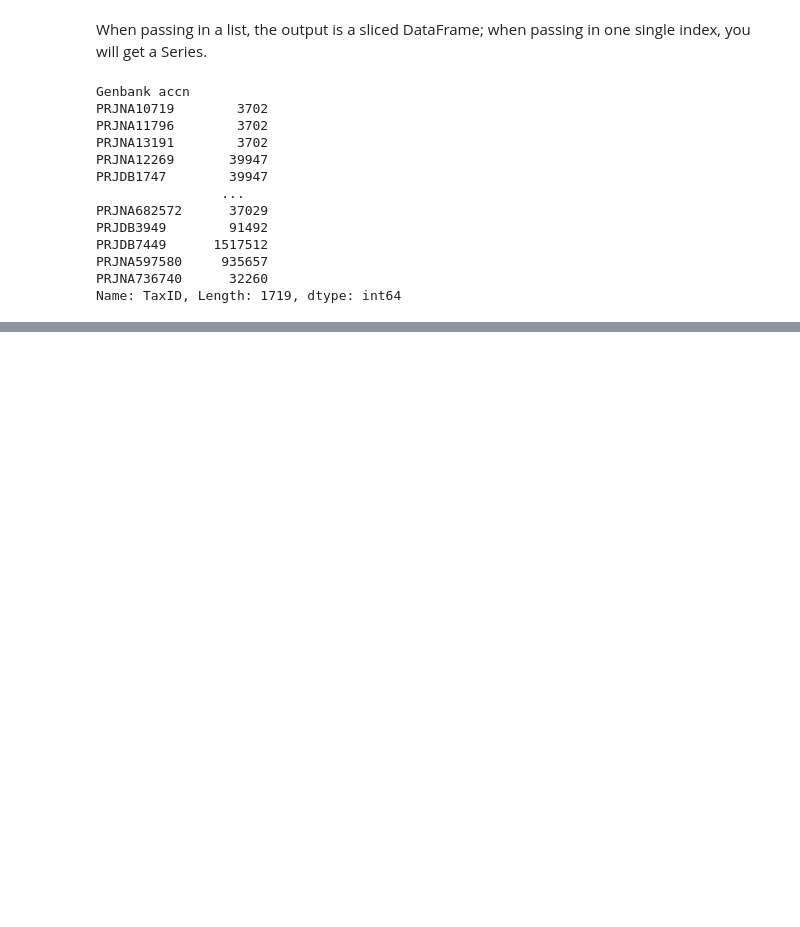
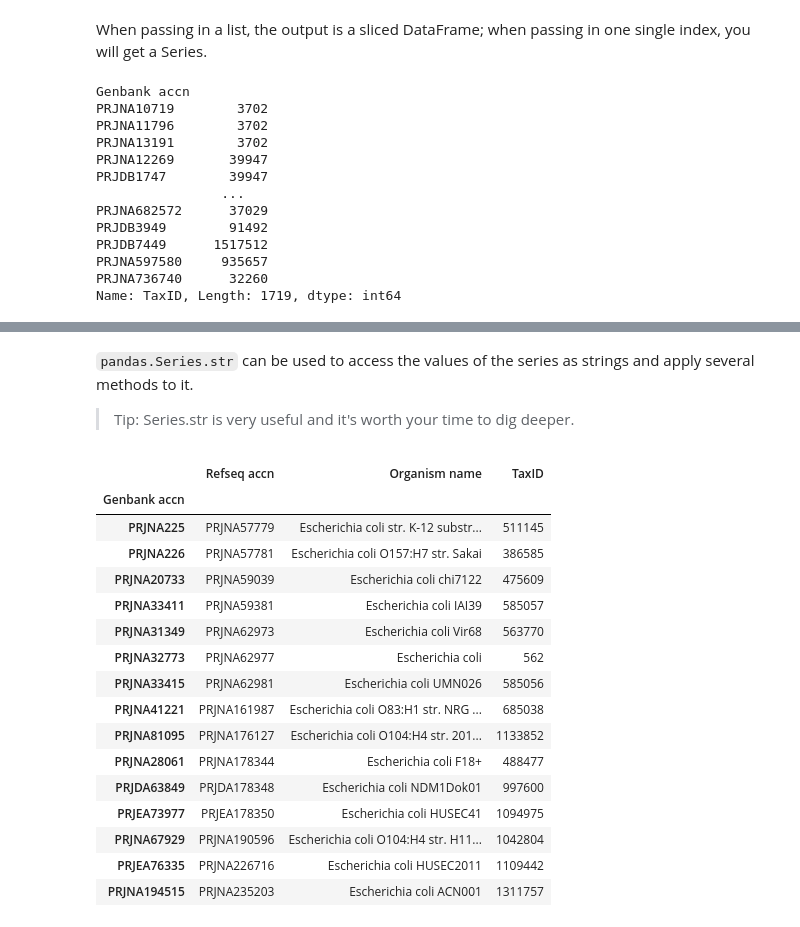
Before and after one commit to chunribu/biotable, a Jupyter notebook: src/pandas_tutorial.ipynb, the cells around one changed output, grey strips where cells are left out. Drawn from its saved outputs; the diff is of its cells as text; code cells hidden in the pictures; blank space fills up the shorter version.

```diff
--- a/src/pandas_tutorial.ipynb
+++ b/src/pandas_tutorial.ipynb
@@ -175,0 +236,25 @@ Name: TaxID, Length: 1719, dtype: int64
+# %% [markdown]
+`pandas.Series.str` can be used to access the values of the series as strings and apply several methods to it.
+
+> Tip: Series.str is very useful and it's worth your time to dig deeper.
+# %%
+# filter all records related to Escherichia
+df[ df['Organism name'].str.contains('Escherichia') ]
+# %% [output]
+|  | Refseq accn | Organism name | TaxID |
+| Genbank accn |  |  |  |
+| PRJNA225 | PRJNA57779 | Escherichia coli str. K-12 substr... | 511145 |
+| PRJNA226 | PRJNA57781 | Escherichia coli O157:H7 str. Sakai | 386585 |
+| PRJNA20733 | PRJNA59039 | Escherichia coli chi7122 | 475609 |
+| PRJNA33411 | PRJNA59381 | Escherichia coli IAI39 | 585057 |
+| PRJNA31349 | PRJNA62973 | Escherichia coli Vir68 | 563770 |
+| PRJNA32773 | PRJNA62977 | Escherichia coli | 562 |
+| PRJNA33415 | PRJNA62981 | Escherichia coli UMN026 | 585056 |
+| PRJNA41221 | PRJNA161987 | Escherichia coli O83:H1 str. NRG ... | 685038 |
+| PRJNA81095 | PRJNA176127 | Escherichia coli O104:H4 str. 201... | 1133852 |
+| PRJNA28061 | PRJNA178344 | Escherichia coli F18+ | 488477 |
+| PRJDA63849 | PRJDA178348 | Escherichia coli NDM1Dok01 | 997600 |
+| PRJEA73977 | PRJEA178350 | Escherichia coli HUSEC41 | 1094975 |
+| PRJNA67929 | PRJNA190596 | Escherichia coli O104:H4 str. H11... | 1042804 |
+| PRJEA76335 | PRJNA226716 | Escherichia coli HUSEC2011 | 1109442 |
+| PRJNA194515 | PRJNA235203 | Escherichia coli ACN001 | 1311757 |
```
Also changed, not shown: parts of 29 cells of this notebook.
